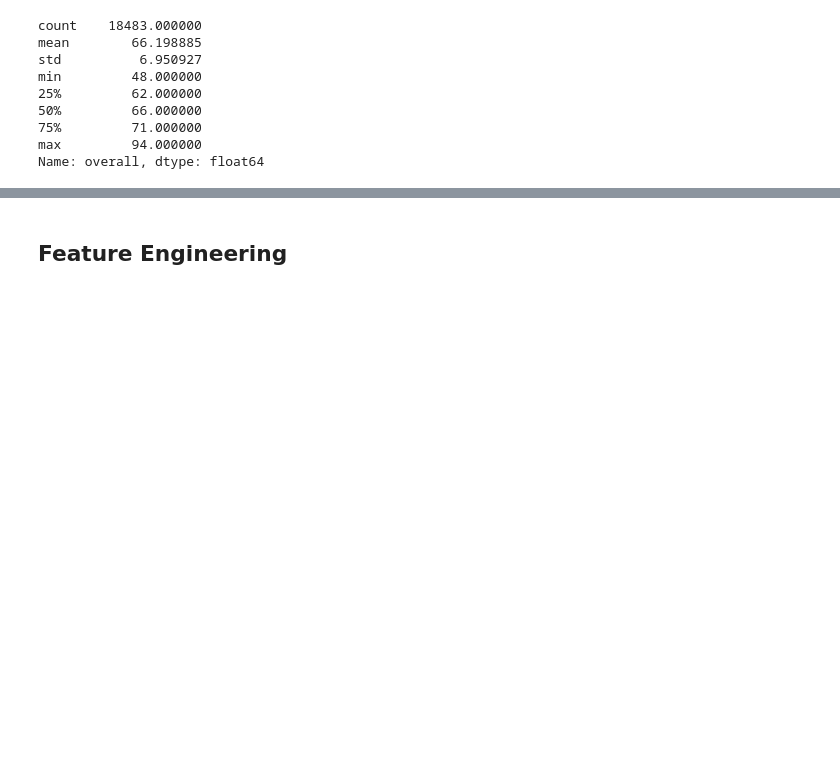
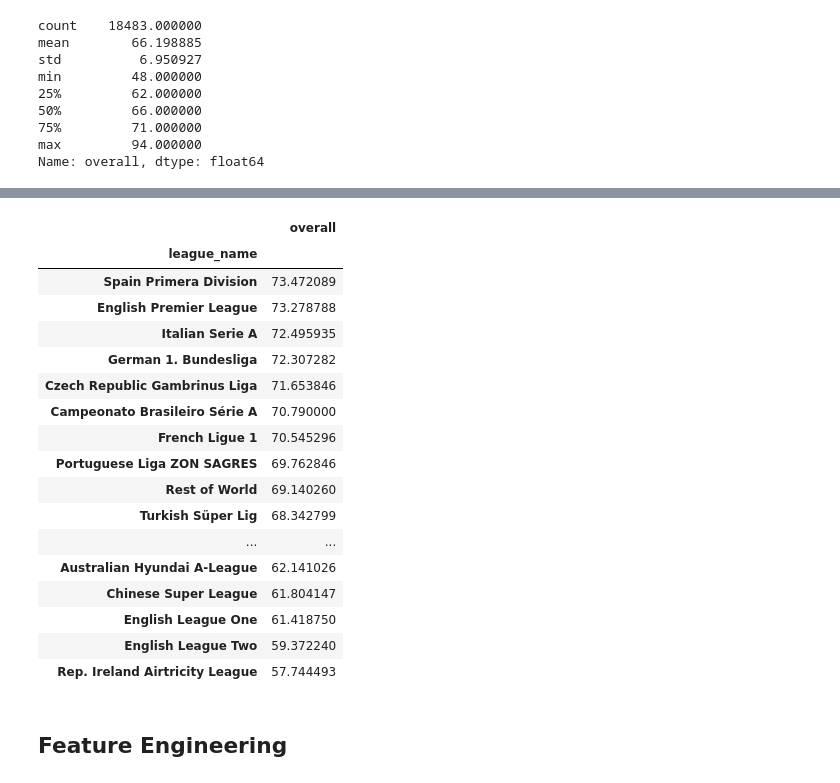
Before and after one commit to amirnasiri93/fifa_dataset_learning, a Jupyter notebook: main.ipynb, the cells around one changed output, grey strips where cells are left out. Cells and saved outputs as stored; diff of their text form; code cells hidden in the pictures; blank space fills up the shorter version.

```diff
--- a/main.ipynb
+++ b/main.ipynb
@@ -158,7 +232,26 @@ temp.groupby('club_name').mean().sort_values('overall', ascending=False)
 # %%
 # Average overall of players by league:
 temp = df[['league_name', 'overall']]
-temp.groupby('league_name').mean().sort_values('overall', ascending=False).head(20)
+temp.groupby('league_name').mean().sort_values('overall', ascending=False)
+# %% [output]
+|  | overall |
+| league_name |  |
+| Spain Primera Division | 73.472089 |
+| English Premier League | 73.278788 |
+| Italian Serie A | 72.495935 |
+| German 1. Bundesliga | 72.307282 |
+| Czech Republic Gambrinus Liga | 71.653846 |
+| Campeonato Brasileiro Série A | 70.790000 |
+| French Ligue 1 | 70.545296 |
+| Portuguese Liga ZON SAGRES | 69.762846 |
+| Rest of World | 69.140260 |
+| Turkish Süper Lig | 68.342799 |
+| ... | ... |
+| Australian Hyundai A-League | 62.141026 |
+| Chinese Super League | 61.804147 |
+| English League One | 61.418750 |
+| English League Two | 59.372240 |
+| Rep. Ireland Airtricity League | 57.744493 |
 # %% [markdown]
 ## Feature Engineering
 # %%
```
Also changed, not shown: parts of 32 cells of this notebook, 1 other file.
